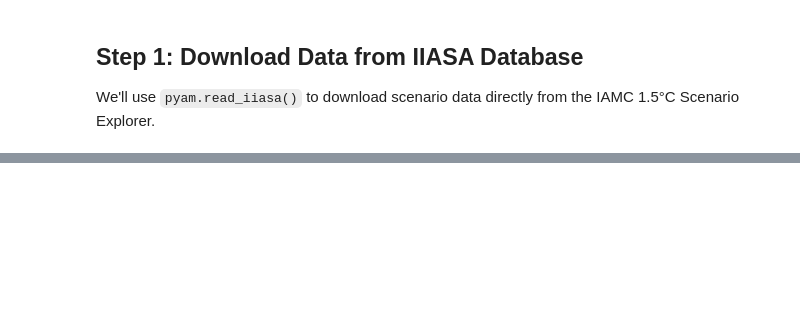
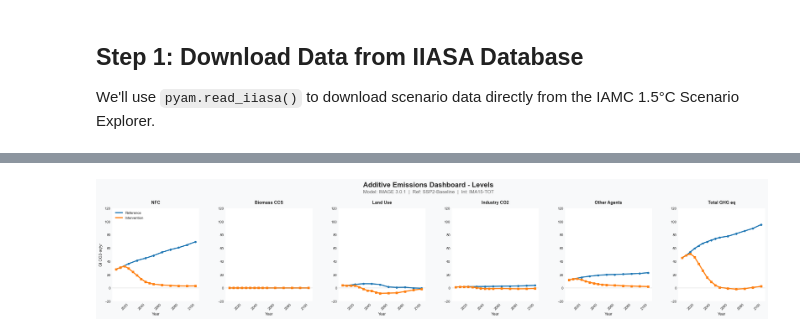
Before and after one commit to zacharyschmidt/kaya-decomposition, a Jupyter notebook: examples/kaya_dashboard_tutorial.ipynb, the cells around one changed output, grey strips where cells are left out. Saved outputs shown, nothing was run; the diff lists cells and outputs as text; code cells hidden in the pictures; blank space fills up the shorter version.

```diff
--- a/examples/kaya_dashboard_tutorial.ipynb
+++ b/examples/kaya_dashboard_tutorial.ipynb
@@ -366,0 +388,66 @@ plt.show()
+# %%
+def extract_additive_data(scenario_data, kaya_vars, is_reference=False):
+    nfc = kaya_vars.filter(variable=kv.NFC).data
+    # Use missing_value=np.nan to avoid zeros for missing data
+    missing_val = np.nan if is_reference else 0.0
+    industry = compute_industrial_process_emissions(scenario_data, missing_value=missing_val).data
+    other = compute_other_gases_emissions(scenario_data, missing_value=missing_val).data
+    land = compute_land_use_emissions(scenario_data).data
+    ccs_bio = scenario_data.filter(variable=input_variables.CCS_BIOMASS_ENERGY).data
+
+    def to_series(df, var=None):
+        if var:
+            df = df[df["variable"] == var]
+        return pd.Series(df["value"].values / 1000, index=df["year"].values).sort_index()
+
+    series = {
+        "NFC": to_series(nfc),
+        "Biomass CCS": to_series(ccs_bio),
+        "Land Use": to_series(land, "Emissions|CO2|Land Use"),
+        "Industry CO2": to_series(industry, "Net Industrial Carbon"),
+        "Other Agents": to_series(other, "Emissions|Other Gases|CO2-equivalent"),
+    }
+
+    aligned = pd.DataFrame(series).interpolate().ffill().bfill()
+    series["Total GHG eq"] = aligned.sum(axis=1)
+    return series
+
+ref_additive = extract_additive_data(ref_data, ref_kaya_vars, is_reference=True)
+int_additive = extract_additive_data(int_data, int_kaya_vars, is_reference=False)
+
+panel_names = ["NFC", "Biomass CCS", "Land Use", "Industry CO2", "Other Agents", "Total GHG eq"]
+
+fig = plt.figure(figsize=(22, 4.8))
+fig.patch.set_facecolor('#f8f9fa')
+fig.suptitle('Additive Emissions Dashboard - Levels', fontsize=16, fontweight='bold', y=1.015)
+fig.text(0.5, 0.94, f'Model: {MODEL}  |  Ref: {REF_SCENARIO}  |  Int: {INT_SCENARIO}',
+         ha='center', fontsize=11, color='#666')
+
+gs = fig.add_gridspec(1, 6, wspace=0.3, top=0.84, bottom=0.22, left=0.04, right=0.99)
+
+for j, key in enumerate(panel_names):
+    ax = fig.add_subplot(gs[0, j])
+    ax.set_facecolor('#ffffff')
+
+    for series, color, label, marker in [(ref_additive[key], '#1f77b4', 'Reference', 'o'),
+                                          (int_additive[key], '#ff7f0e', 'Intervention', 's')]:
+        if len(series.dropna()) > 1:
+            full_range = range(int(series.index.min()), int(series.index.max()) + 1)
+            interp = series.reindex(full_range).interpolate().ffill().bfill()
+            ax.plot(interp.index, interp.values, color=color, linewidth=2.5, label=label)
+            # Scatter only at actual data points
+            ax.scatter(series.dropna().index, series.dropna().values, color=color, s=16, marker=marker, zorder=5)
+
+    ax.set_title(key, fontsize=10, fontweight='bold', pad=10)
+    ax.set_xlabel('Year', fontsize=9)
+    ax.grid(True, alpha=0.3, linestyle='--')
+    ax.tick_params(axis='both', labelsize=8)
+    ax.axhline(0, color='gray', linewidth=1, alpha=0.25)
+    ax.set_ylim(-20, 120)
+
+    if j == 0:
+        ax.set_ylabel('Gt CO2-eq/yr', fontsize=9)
+        ax.legend(loc='upper left', fontsize=8)
+    plt.setp(ax.xaxis.get_majorticklabels(), rotation=45, ha='right')
+# %% [output]
+[figure, added]
```
Also changed, not shown: parts of 15 cells of this notebook.
